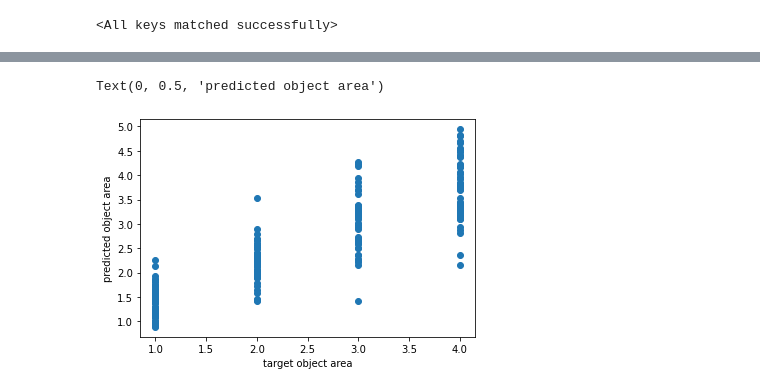
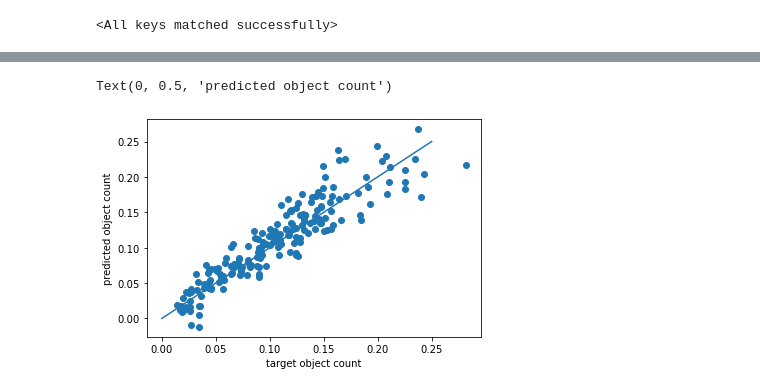
Before and after one commit to kkarbasi/metamorphs, a Jupyter notebook: analyze_models.ipynb, the cells around one changed output, grey strips where cells are left out. Saved outputs shown, nothing was run; the diff lists cells and outputs as text; code cells hidden in the pictures.

```diff
--- a/analyze_models.ipynb
+++ b/analyze_models.ipynb
@@ -79,9 +79,9 @@ def set_device():
 
 data_path = Path(base_path).joinpath('processed/')
 train_images_path = Path(data_path).joinpath('training_images_rand4_unique.npy')
-train_labels_path = Path(data_path).joinpath('training_objcounts_rand4_unique.npy')
+train_labels_path = Path(data_path).joinpath('training_objareas_rand4_unique.npy')
 val_images_path = Path(data_path).joinpath('validation_images_rand4_unique.npy')
-val_labels_path = Path(data_path).joinpath('validation_objcounts_rand4_unique.npy')
+val_labels_path = Path(data_path).joinpath('validation_objareas_rand4_unique.npy')
 
 #get image area
 train_imgarea_path = Path(data_path).joinpath('training_imgareas_rand4_unique.npy')
@@ -355,6 +415,6 @@ model5_path = Path(model_path).joinpath('cnn_reg_objcount_lr0.001_mmt0.8.pt')
 # %%
-model1 = conv_net()
-model_state_dict = torch.load(model5_path)['model_state_dict']
+model1 = conv_net2()
+model_state_dict = torch.load(model3_path)['model_state_dict']
 model1.load_state_dict(model_state_dict)
 # %% [output]
 <All keys matched successfully>
@@ -389,12 +452,12 @@ bokeh.io.show(p_stripbox)
 [interactive output not drawn]
 # %%
 plt.scatter(target.cpu().detach().numpy(),output.cpu().detach().numpy())
-# plt.plot(np.linspace(0,0.25,10),np.linspace(0,0.25,10))
+plt.plot(np.linspace(0,0.25,10),np.linspace(0,0.25,10))
 plt.xlabel('target object count')
 plt.ylabel('predicted object count')
 # %% [output]
-Text(0, 0.5, 'predicted object area')
+Text(0, 0.5, 'predicted object count')
-[figure, old version]
+[figure, new version]
 # %%
 perc_occluded = val_imgarea/val_labels.numpy()
 # %%
```
Also changed, not shown: parts of 16 cells of this notebook, 1 other file.
